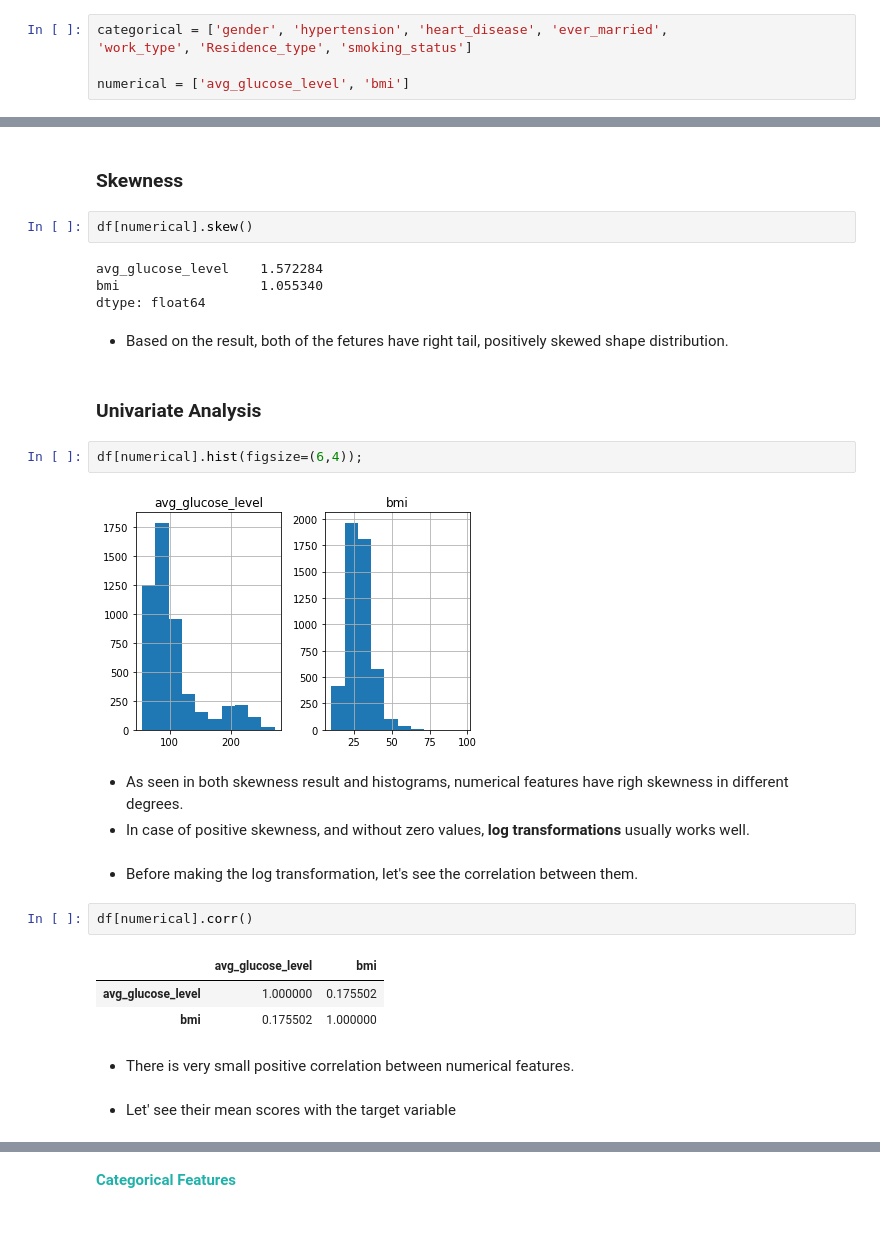
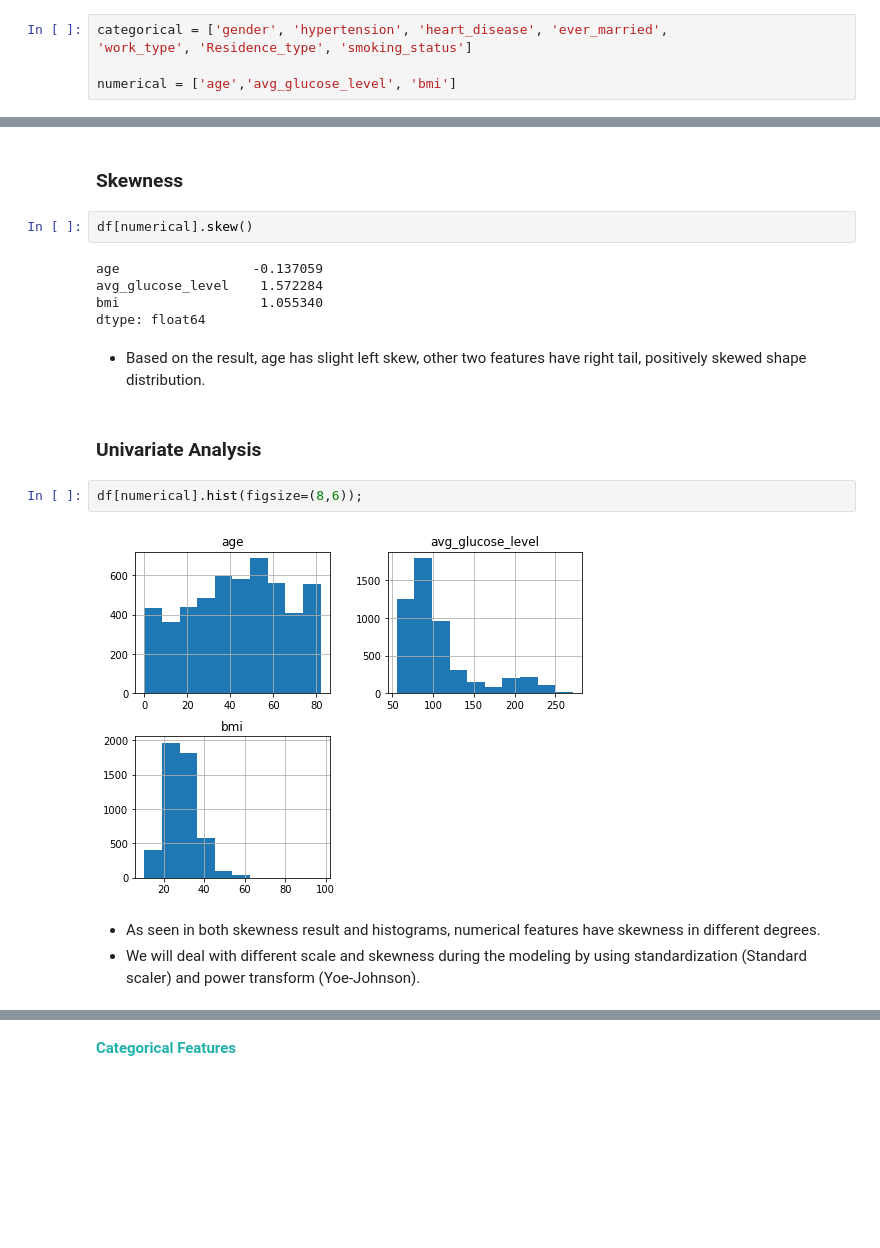
Before and after one commit to kb1907/Machine_Learning_Projects, a Jupyter notebook: ML_Projects/Stroke_Prediction_Imbalanced_data.ipynb, the cells around one changed output, grey strips where cells are left out. Drawn from its saved outputs; the diff is of its cells as text; blank space fills up the shorter version.

```diff
--- a/ML_Projects/Stroke_Prediction_Imbalanced_data.ipynb
+++ b/ML_Projects/Stroke_Prediction_Imbalanced_data.ipynb
@@ -332,7 +332,7 @@ msno.matrix(df);
 categorical = ['gender', 'hypertension', 'heart_disease', 'ever_married',
 'work_type', 'Residence_type', 'smoking_status']
 
-numerical = ['avg_glucose_level', 'bmi']
+numerical = ['age','avg_glucose_level', 'bmi']
 # %% [markdown]
 <a id="8"></a>
 <font color="lightseagreen" size=+1.5><b>Numerical Features</b></font>
@@ -368,29 +370,18 @@ df[numerical].describe()
 # %%
 df[numerical].skew()
 # %% [output]
+age                 -0.137059
 avg_glucose_level    1.572284
 bmi                  1.055340
 dtype: float64
 # %% [markdown]
-- Based on the result, both of the fetures have right tail, positively skewed shape distribution.
+- Based on the result, age has slight left skew, other two features have right tail, positively skewed shape distribution.
 # %% [markdown]
 ### **Univariate Analysis**
 # %%
-df[numerical].hist(figsize=(6,4));
+df[numerical].hist(figsize=(8,6));
 # %% [output]
-[figure, old version]
+[figure, new version]
 # %% [markdown]
-- As seen in both skewness result and histograms, numerical features have righ skewness in different degrees.
-- In case of positive skewness, and without zero values, **log transformations** usually works well.
+- As seen in both skewness result and histograms, numerical features have skewness in different degrees.
+- We will deal with different scale and skewness during the modeling by using standardization (Standard scaler) and power transform (Yoe-Johnson).
-# %% [markdown]
-- Before making the log transformation, let's see the correlation between them.
-# %%
-df[numerical].corr()
-# %% [output]
-|  | avg_glucose_level | bmi |
-| avg_glucose_level | 1.000000 | 0.175502 |
-| bmi | 0.175502 | 1.000000 |
-# %% [markdown]
-- There is very small positive correlation between numerical features.
-# %% [markdown]
-- Let' see their mean scores with the target variable
```
Also changed, not shown: parts of 45 cells of this notebook, 3 other files.
